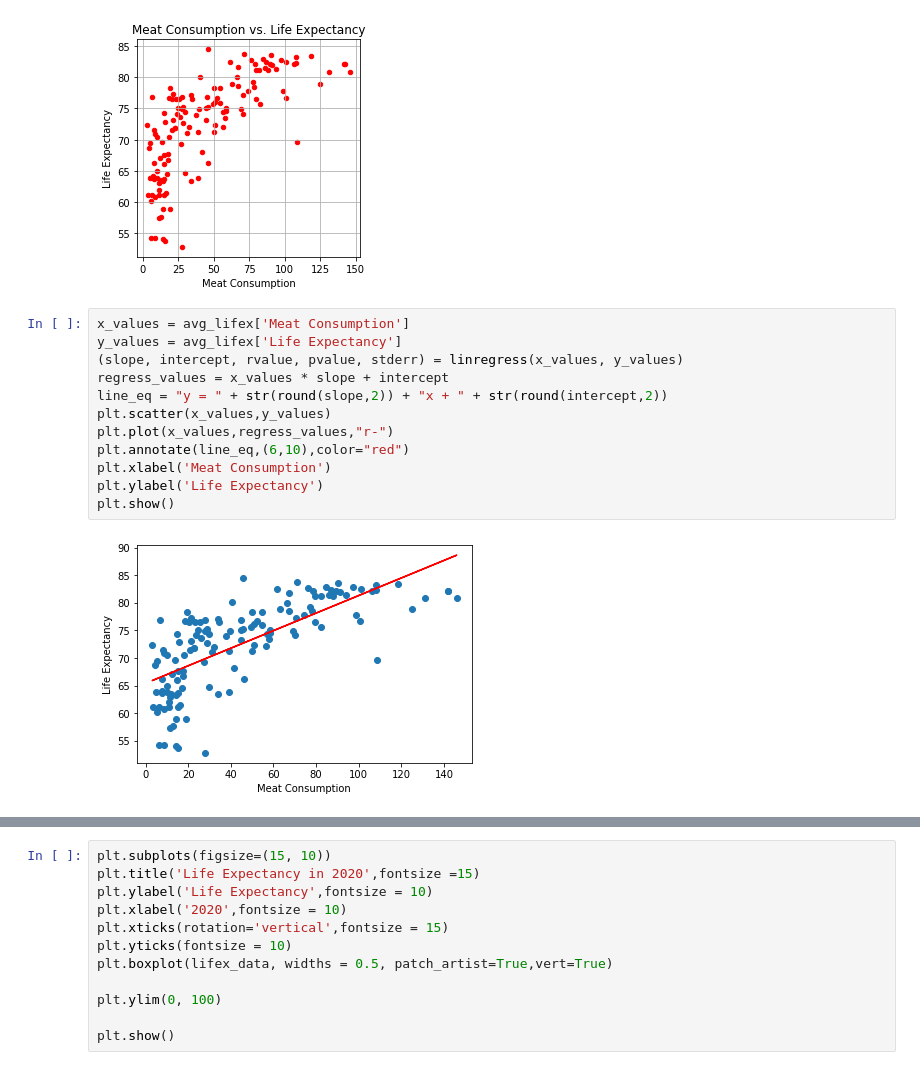
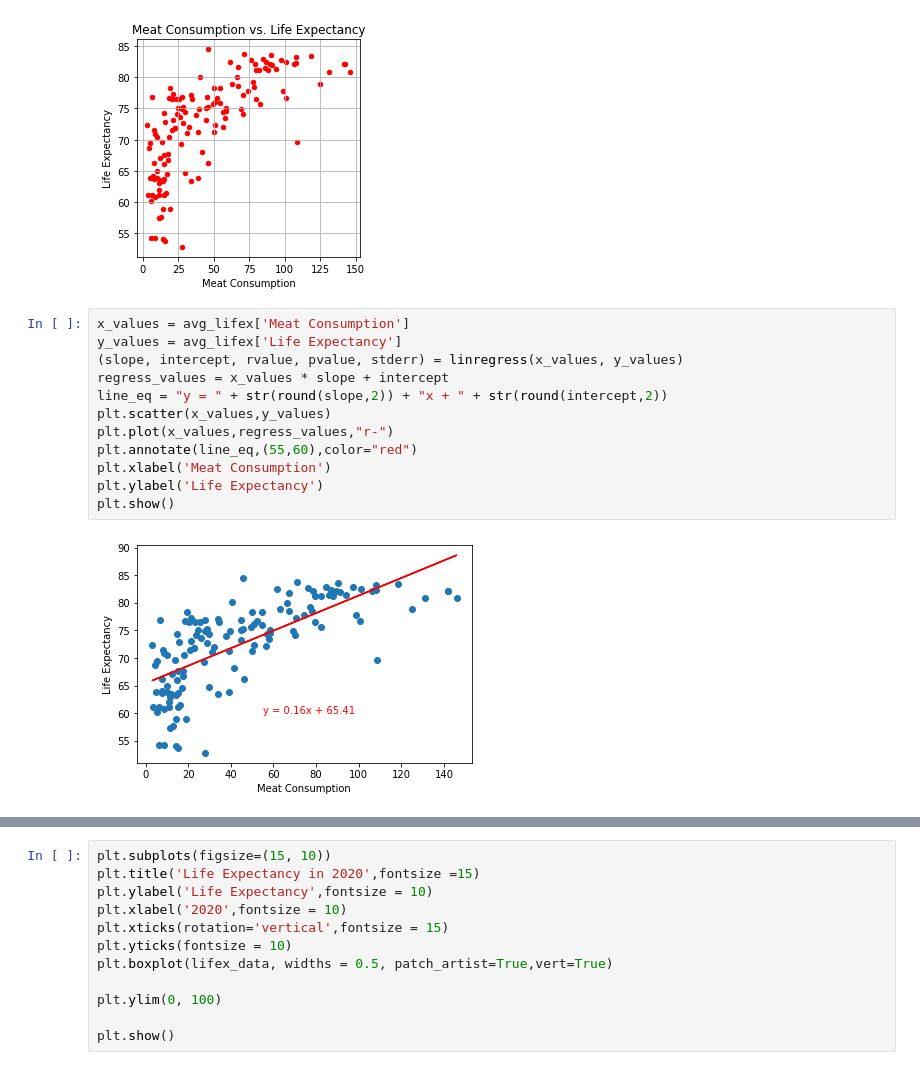
Before and after one commit to ermcgrew/bootcamp_project_one, a Jupyter notebook: data_analysis.ipynb, the cells around one changed output, grey strips where cells are left out. Drawn from its saved outputs; the diff is of its cells as text.

Commit message:
Line annotate

```diff
--- a/data_analysis.ipynb
+++ b/data_analysis.ipynb
@@ -281,14 +281,14 @@ plt.show()
 # %%
 x_values = avg_lifex['Meat Consumption']
 y_values = avg_lifex['Life Expectancy']
 (slope, intercept, rvalue, pvalue, stderr) = linregress(x_values, y_values)
 regress_values = x_values * slope + intercept
 line_eq = "y = " + str(round(slope,2)) + "x + " + str(round(intercept,2))
 plt.scatter(x_values,y_values)
 plt.plot(x_values,regress_values,"r-")
-plt.annotate(line_eq,(6,10),color="red")
+plt.annotate(line_eq,(55,60),color="red")
 plt.xlabel('Meat Consumption')
 plt.ylabel('Life Expectancy')
 plt.show()
 # %% [output]
-[figure, old version]
+[figure, new version]
```
Also changed, not shown: parts of 2 cells of this notebook.
